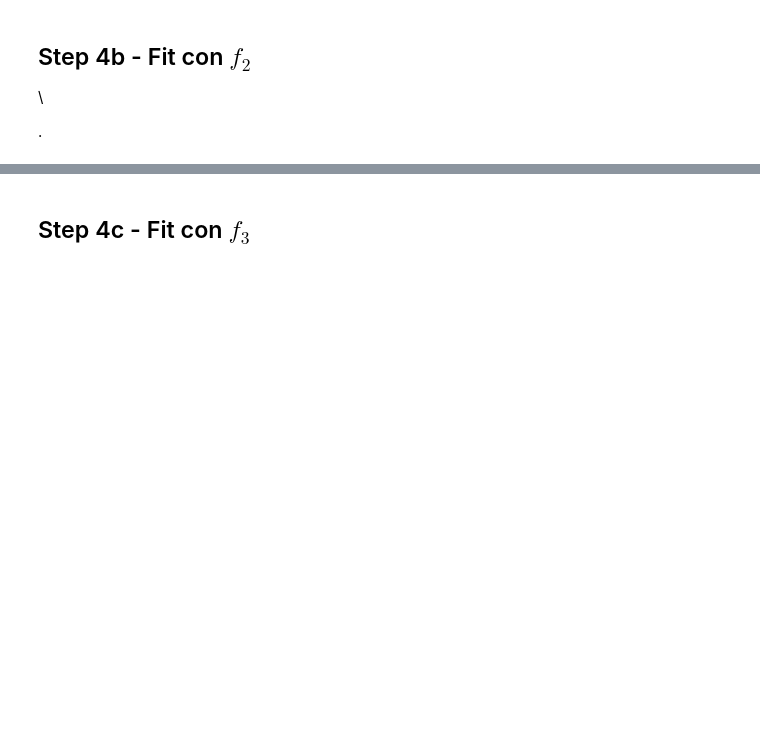
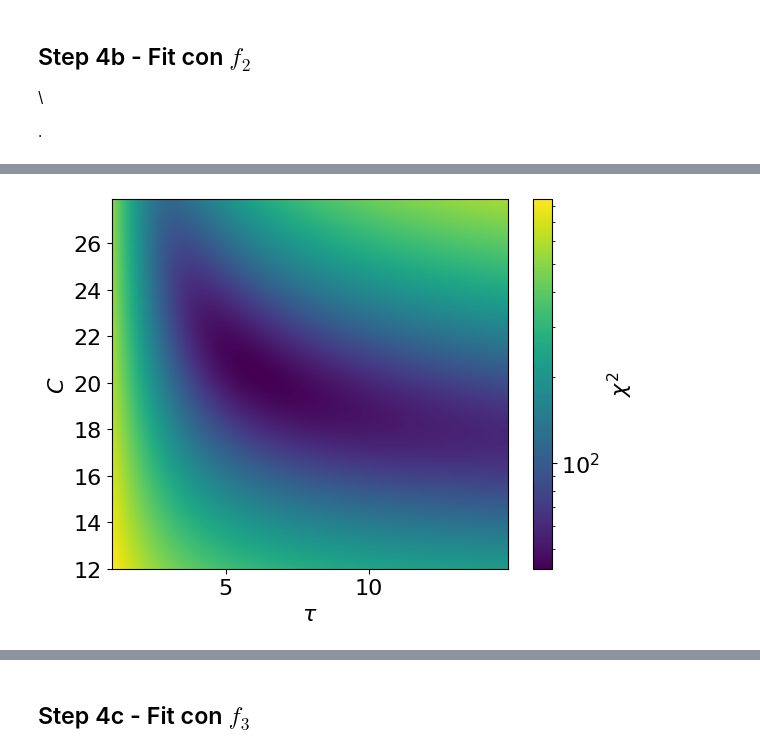
Before and after one commit to cerasole/EnvironmentalRadioactivity, a Jupyter notebook: Notebooks/Presenze.ipynb, the cells around one changed output, grey strips where cells are left out. Drawn from its saved outputs; the diff is of its cells as text; code cells hidden in the pictures; blank space fills up the shorter version.

```diff
--- a/Notebooks/Presenze.ipynb
+++ b/Notebooks/Presenze.ipynb
@@ -213,20 +216,14 @@ Dunque sarà una semplice funzione di una variabile, ossia $p$.
 
 La calcoliamo subito.
 # %%
-def f_1 (x, q):
-  try:
-    return q * np.ones(len(x))
-  except:
-    return q
-
 def chi_square (x, y, sigma, f, *params):
   return np.sum( ((y - f(x, *params) ) / sigma)**2 , axis = 0)
 # %%
 # Calcolo del chi^2
 _q_vec = np.linspace(8, 25)
-chi_1 = np.array(
-    [ chi_square(incontri, presenze, presenze_err, f_1, _q) for _q in _q_vec]
-)
+chi_1 = np.zeros(len(_q_vec))
+for i, _q in enumerate(_q_vec):
+  chi_1[i] = chi_square(incontri, presenze, presenze_err, f_1, _q)
 
 # Plot
 fig, ax = plt.subplots(figsize = (8, 6))
@@ -319,8 +359,8 @@ m.hesse()
 C_vec, tau_vec = np.arange(12, 28, 0.1), np.arange(1, 15, 0.1)
 
 n, m = len(C_vec), len(tau_vec)
-chi = np.zeros((n, m))
+chi_2 = np.zeros((n, m))
 
 for i in range(n):
   for j in range(m):
-    chi[i, j] = chi_square(incontri, presenze, presenze_err, f_2, C_vec[i], tau_vec[j])
+    chi_2[i, j] = chi_square(incontri, presenze, presenze_err, f_2, C_vec[i], tau_vec[j])
@@ -327,8 +373,10 @@ for i in range(n):
 # %%
-plt.imshow(chi, origin = "lower", extent = [tau_vec[0], tau_vec[-1], C_vec[0], C_vec[-1]], aspect = "auto", norm=LogNorm(vmin=chi.min(), vmax=chi.max()))
+plt.imshow(chi_2, origin = "lower", extent = [tau_vec[0], tau_vec[-1], C_vec[0], C_vec[-1]], aspect = "auto", norm=LogNorm(vmin=chi.min(), vmax=chi.max()))
 cbar = plt.colorbar()
 plt.xlabel("$\\tau$")
 plt.ylabel("$C$")
 cbar.set_label("$\chi^2$")
+# %% [output]
+[figure, added]
 # %%
 fig, ax = plt.subplots(figsize = (8, 6), subplot_kw={"projection":"3d"})
```
Also changed, not shown: parts of 27 cells of this notebook.
